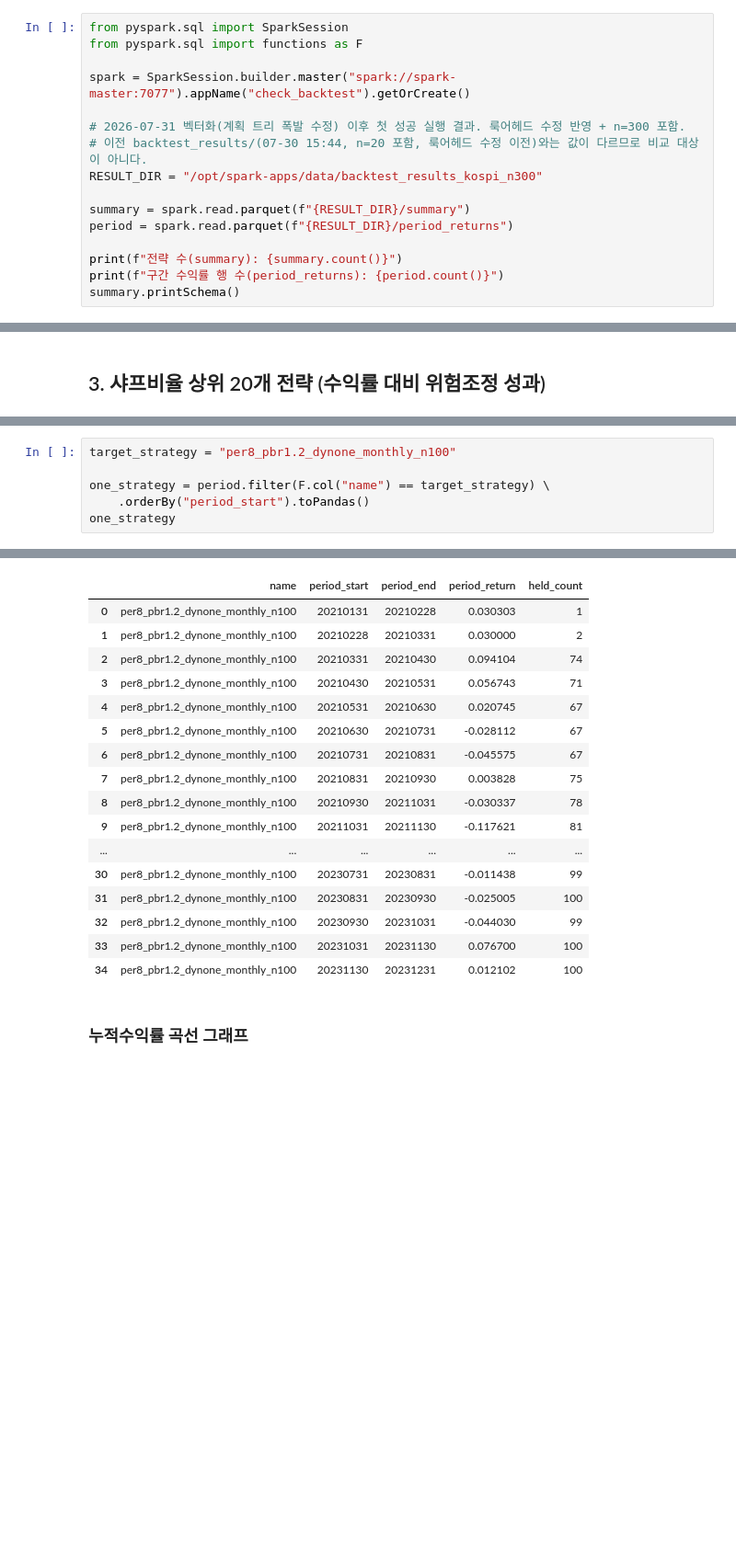
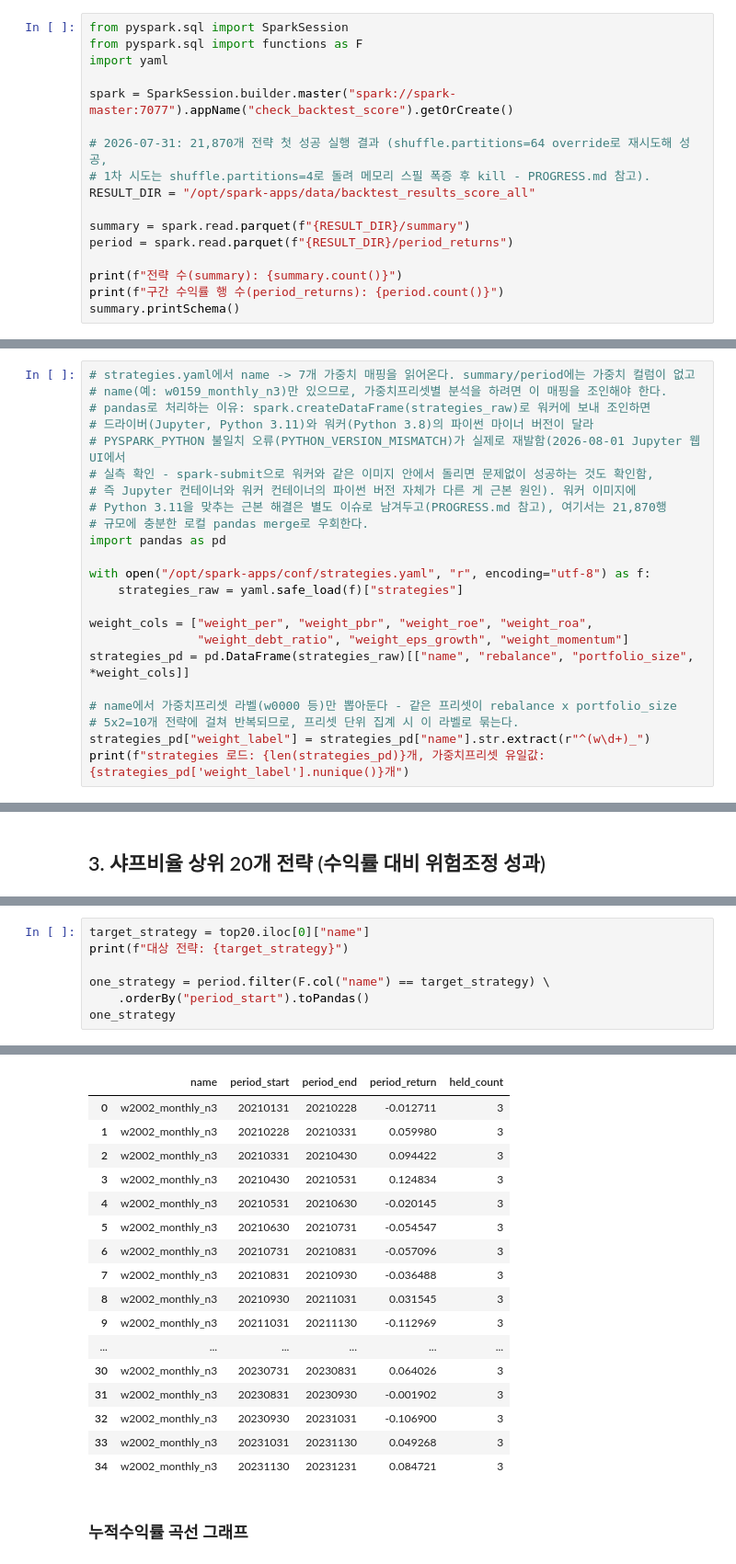
Before and after one commit to jsh340866/Apache-Spark, a Jupyter notebook: valuepick-batch/notebooks/check_04_backtest.ipynb, the cells around one changed output, grey strips where cells are left out. Shown at 92% size. Drawn from its saved outputs; the diff is of its cells as text; blank space fills up the shorter version.

```diff
--- a/valuepick-batch/notebooks/check_04_backtest.ipynb
+++ b/valuepick-batch/notebooks/check_04_backtest.ipynb
@@ -38,12 +55,13 @@ print(f"사용 폰트: {plt.rcParams['font.family']}")
 # %%
 from pyspark.sql import SparkSession
 from pyspark.sql import functions as F
+import yaml
 
-spark = SparkSession.builder.master("spark://spark-master:7077").appName("check_backtest").getOrCreate()
+spark = SparkSession.builder.master("spark://spark-master:7077").appName("check_backtest_score").getOrCreate()
 
-# 2026-07-31 벡터화(계획 트리 폭발 수정) 이후 첫 성공 실행 결과. 룩어헤드 수정 반영 + n=300 포함.
-# 이전 backtest_results/(07-30 15:44, n=20 포함, 룩어헤드 수정 이전)와는 값이 다르므로 비교 대상이 아니다.
-RESULT_DIR = "/opt/spark-apps/data/backtest_results_kospi_n300"
+# 2026-07-31: 21,870개 전략 첫 성공 실행 결과 (shuffle.partitions=64 override로 재시도해 성공,
+# 1차 시도는 shuffle.partitions=4로 돌려 메모리 스필 폭증 후 kill - PROGRESS.md 참고).
+RESULT_DIR = "/opt/spark-apps/data/backtest_results_score_all"
 
 summary = spark.read.parquet(f"{RESULT_DIR}/summary")
 period = spark.read.parquet(f"{RESULT_DIR}/period_returns")
@@ -61,3 +79,26 @@ root
  |-- avg_period_return: double (nullable = true)
  |-- stddev_period_return: double (nullable = true)
  |-- sharpe_ratio: double (nullable = true)
+# %%
+# strategies.yaml에서 name -> 7개 가중치 매핑을 읽어온다. summary/period에는 가중치 컬럼이 없고
+# name(예: w0159_monthly_n3)만 있으므로, 가중치프리셋별 분석을 하려면 이 매핑을 조인해야 한다.
+# pandas로 처리하는 이유: spark.createDataFrame(strategies_raw)로 워커에 보내 조인하면
+# 드라이버(Jupyter, Python 3.11)와 워커(Python 3.8)의 파이썬 마이너 버전이 달라
+# PYSPARK_PYTHON 불일치 오류(PYTHON_VERSION_MISMATCH)가 실제로 재발함(2026-08-01 Jupyter 웹 UI에서
+# 실측 확인 - spark-submit으로 워커와 같은 이미지 안에서 돌리면 문제없이 성공하는 것도 확인함,
+# 즉 Jupyter 컨테이너와 워커 컨테이너의 파이썬 버전 자체가 다른 게 근본 원인). 워커 이미지에
+# Python 3.11을 맞추는 근본 해결은 별도 이슈로 남겨두고(PROGRESS.md 참고), 여기서는 21,870행
+# 규모에 충분한 로컬 pandas merge로 우회한다.
+import pandas as pd
+
+with open("/opt/spark-apps/conf/strategies.yaml", "r", encoding="utf-8") as f:
+    strategies_raw = yaml.safe_load(f)["strategies"]
+
+weight_cols = ["weight_per", "weight_pbr", "weight_roe", "weight_roa",
+               "weight_debt_ratio", "weight_eps_growth", "weight_momentum"]
+strategies_pd = pd.DataFrame(strategies_raw)[["name", "rebalance", "portfolio_size", *weight_cols]]
+
+# name에서 가중치프리셋 라벨(w0000 등)만 뽑아둔다 - 같은 프리셋이 rebalance x portfolio_size
+# 5x2=10개 전략에 걸쳐 반복되므로, 프리셋 단위 집계 시 이 라벨로 묶는다.
+strategies_pd["weight_label"] = strategies_pd["name"].str.extract(r"^(w\d+)_")
+print(f"strategies 로드: {len(strategies_pd)}개, 가중치프리셋 유일값: {strategies_pd['weight_label'].nunique()}개")
@@ -159,5 +203,6 @@ with_rebalance.groupBy("rebalance").agg(
 # %%
-target_strategy = "per8_pbr1.2_dynone_monthly_n100"
+target_strategy = top20.iloc[0]["name"]
+print(f"대상 전략: {target_strategy}")
 
 one_strategy = period.filter(F.col("name") == target_strategy) \
     .orderBy("period_start").toPandas()
@@ -166,20 +212,20 @@ one_strategy
 |  | name | period_start | period_end | period_return | held_count |
-| 0 | per8_pbr1.2_dynone_monthly_n100 | 20210131 | 20210228 | 0.030303 | 1 |
-| 1 | per8_pbr1.2_dynone_monthly_n100 | 20210228 | 20210331 | 0.030000 | 2 |
-| 2 | per8_pbr1.2_dynone_monthly_n100 | 20210331 | 20210430 | 0.094104 | 74 |
-| 3 | per8_pbr1.2_dynone_monthly_n100 | 20210430 | 20210531 | 0.056743 | 71 |
-| 4 | per8_pbr1.2_dynone_monthly_n100 | 20210531 | 20210630 | 0.020745 | 67 |
-| 5 | per8_pbr1.2_dynone_monthly_n100 | 20210630 | 20210731 | -0.028112 | 67 |
-| 6 | per8_pbr1.2_dynone_monthly_n100 | 20210731 | 20210831 | -0.045575 | 67 |
-| 7 | per8_pbr1.2_dynone_monthly_n100 | 20210831 | 20210930 | 0.003828 | 75 |
-| 8 | per8_pbr1.2_dynone_monthly_n100 | 20210930 | 20211031 | -0.030337 | 78 |
-| 9 | per8_pbr1.2_dynone_monthly_n100 | 20211031 | 20211130 | -0.117621 | 81 |
+| 0 | w2002_monthly_n3 | 20210131 | 20210228 | -0.012711 | 3 |
+| 1 | w2002_monthly_n3 | 20210228 | 20210331 | 0.059980 | 3 |
+| 2 | w2002_monthly_n3 | 20210331 | 20210430 | 0.094422 | 3 |
+| 3 | w2002_monthly_n3 | 20210430 | 20210531 | 0.124834 | 3 |
+| 4 | w2002_monthly_n3 | 20210531 | 20210630 | -0.020145 | 3 |
+| 5 | w2002_monthly_n3 | 20210630 | 20210731 | -0.054547 | 3 |
+| 6 | w2002_monthly_n3 | 20210731 | 20210831 | -0.057096 | 3 |
+| 7 | w2002_monthly_n3 | 20210831 | 20210930 | -0.036488 | 3 |
+| 8 | w2002_monthly_n3 | 20210930 | 20211031 | 0.031545 | 3 |
+| 9 | w2002_monthly_n3 | 20211031 | 20211130 | -0.112969 | 3 |
 | ... | ... | ... | ... | ... | ... |
-| 30 | per8_pbr1.2_dynone_monthly_n100 | 20230731 | 20230831 | -0.011438 | 99 |
-| 31 | per8_pbr1.2_dynone_monthly_n100 | 20230831 | 20230930 | -0.025005 | 100 |
-| 32 | per8_pbr1.2_dynone_monthly_n100 | 20230930 | 20231031 | -0.044030 | 99 |
-| 33 | per8_pbr1.2_dynone_monthly_n100 | 20231031 | 20231130 | 0.076700 | 100 |
-| 34 | per8_pbr1.2_dynone_monthly_n100 | 20231130 | 20231231 | 0.012102 | 100 |
+| 30 | w2002_monthly_n3 | 20230731 | 20230831 | 0.064026 | 3 |
+| 31 | w2002_monthly_n3 | 20230831 | 20230930 | -0.001902 | 3 |
+| 32 | w2002_monthly_n3 | 20230930 | 20231031 | -0.106900 | 3 |
+| 33 | w2002_monthly_n3 | 20231031 | 20231130 | 0.049268 | 3 |
+| 34 | w2002_monthly_n3 | 20231130 | 20231231 | 0.084721 | 3 |
 # %% [markdown]
 ### 누적수익률 곡선 그래프
 # %%
```
Also changed, not shown: parts of 40 cells of this notebook, 10 other files.
